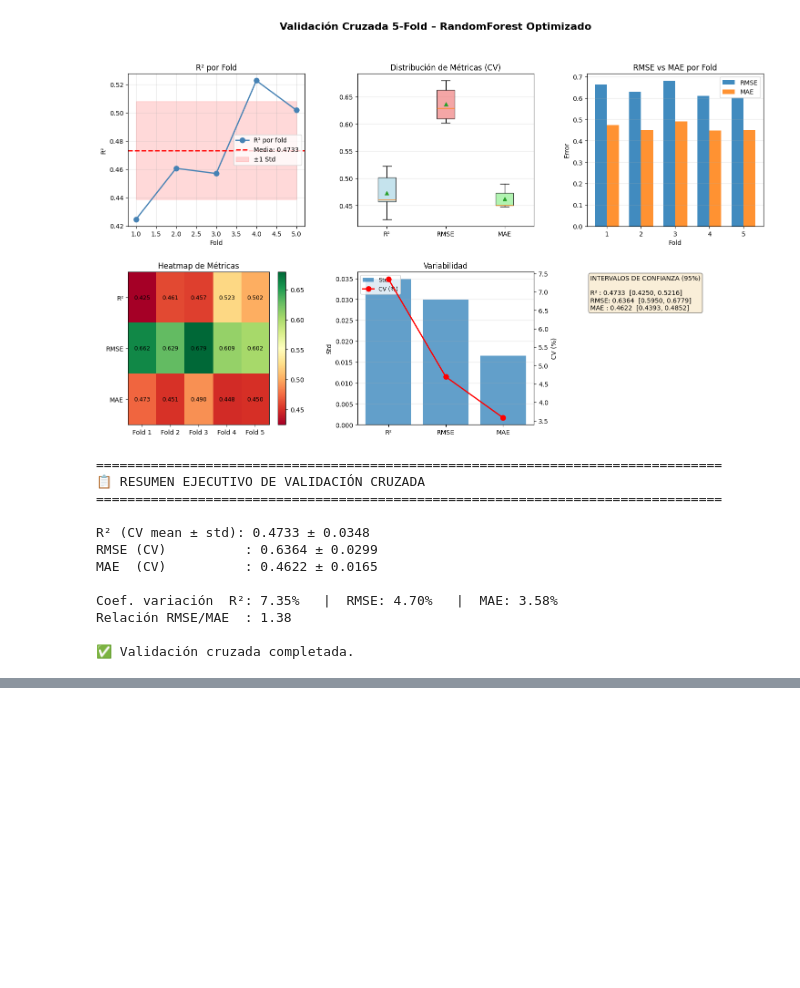
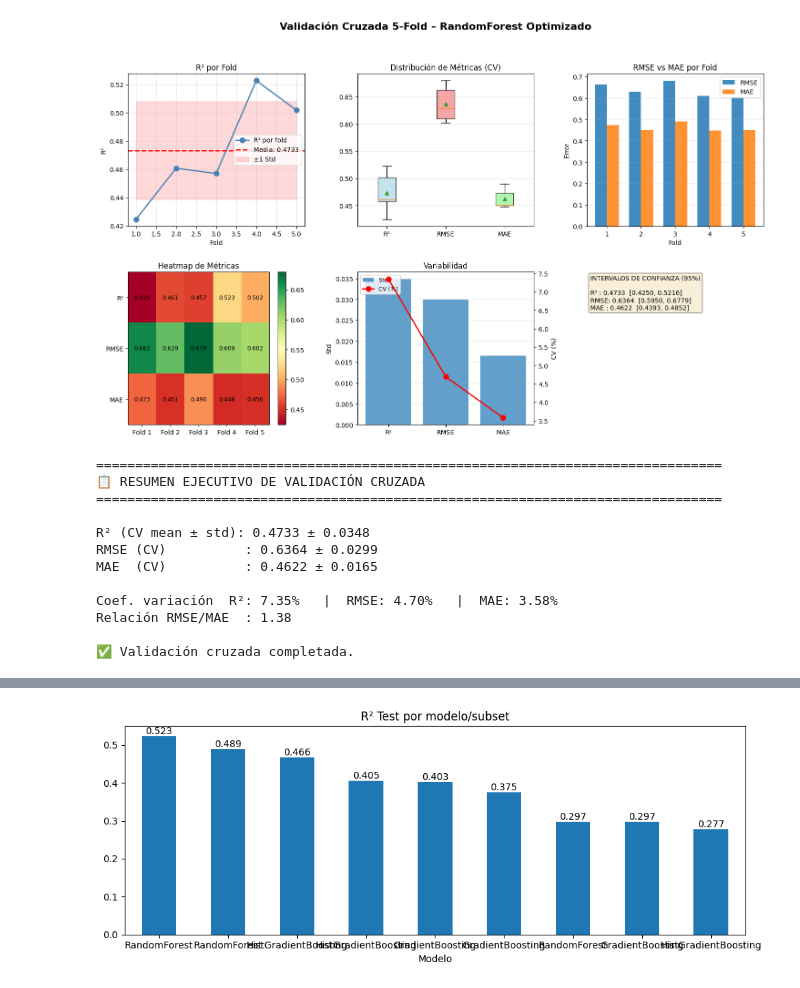
Before and after one commit to anamariaSemanate/ml-tarea1-vinos, a Jupyter notebook: notebooks/03_regresion.ipynb, the cells around one changed output, grey strips where cells are left out. Drawn from its saved outputs; the diff is of its cells as text; code cells hidden in the pictures; blank space fills up the shorter version.

```diff
--- a/notebooks/03_regresion.ipynb
+++ b/notebooks/03_regresion.ipynb
@@ -971,0 +1239,97 @@ Relación RMSE/MAE  : 1.38
+# %%
+# ================================================================================
+# PASO 10: Reentrenos por subconjuntos de variables + Modelos alternativos
+# ================================================================================
+
+import numpy as np, pandas as pd
+from sklearn.model_selection import cross_val_score, KFold
+from sklearn.metrics import r2_score, mean_squared_error, mean_absolute_error
+from sklearn.ensemble import RandomForestRegressor, GradientBoostingRegressor, HistGradientBoostingRegressor
+
+# --- 1) Definir subconjuntos desde tu análisis de permutación ---
+feat_top3  = ['alcohol','volatile acidity','free sulfur dioxide']
+feat_top5  = ['alcohol','volatile acidity','free sulfur dioxide','density','sulphates']
+feat_95    = ['alcohol','volatile acidity','free sulfur dioxide','density','sulphates',
+              'chlorides','residual sugar','citric acid','pH']  # 95% perm
+
+feature_sets = {
+    "Top-3": feat_top3,
+    "Top-5": feat_top5,
+    "Perm-95% (9 feats)": feat_95
+}
+
+# --- 2) Modelos a comparar ---
+# Usa tus mejores hiperparámetros encontrados (ajústalos si cambian)
+rf_best = RandomForestRegressor(
+    n_estimators=602, max_depth=None, min_samples_split=2, min_samples_leaf=1,
+    max_features='sqrt', bootstrap=False, random_state=42, n_jobs=-1
+)
+hgb = HistGradientBoostingRegressor(
+    max_depth=None, learning_rate=0.08, max_iter=400, l2_regularization=0.0,
+    random_state=42
+)
+gbr = GradientBoostingRegressor(
+    n_estimators=600, learning_rate=0.05, max_depth=3, subsample=0.9,
+    random_state=42
+)
+
+models = {
+    "RandomForest": rf_best,
+    "HistGradientBoosting": hgb,
+    "GradientBoosting": gbr
+}
+
+# --- 3) CV setup ---
+cv = KFold(n_splits=5, shuffle=True, random_state=42)
+
+def neg_rmse(est, X, y):
+    # scikit solo trae neg_mean_squared_error; calculamos RMSE aquí para CV manual si hace falta
+    y_pred = est.predict(X); return -np.sqrt(mean_squared_error(y, y_pred))
+
+rows = []
+for set_name, cols in feature_sets.items():
+    Xtr = X_train[cols]; Xte = X_test[cols]
+    for mdl_name, mdl in models.items():
+        # CV R²
+        r2_cv = cross_val_score(mdl, Xtr, y_train, cv=cv, scoring='r2', n_jobs=-1)
+        # CV RMSE (custom, usando fit/predict por fold interno via cross_val_score no aplica directo)
+        # Hacemos un loop breve para RMSE/MAE por fold:
+        rmse_folds, mae_folds = [], []
+        for tr_idx, va_idx in cv.split(Xtr):
+            X_tr, X_va = Xtr.iloc[tr_idx], Xtr.iloc[va_idx]
+            y_tr, y_va = y_train.iloc[tr_idx], y_train.iloc[va_idx]
+            est = mdl.__class__(**mdl.get_params())
+            est.fit(X_tr, y_tr)
+            y_hat = est.predict(X_va)
+            rmse_folds.append(np.sqrt(mean_squared_error(y_va, y_hat)))
+            mae_folds.append(mean_absolute_error(y_va, y_hat))
+        # Entrenar en todo TRAIN y evaluar en TEST
+        mdl_fit = mdl.fit(Xtr, y_train)
+        y_tr_pred = mdl_fit.predict(Xtr)
+        y_te_pred = mdl_fit.predict(Xte)
+        rows.append({
+            "Feature set": set_name,
+            "Modelo": mdl_name,
+            "R2 CV (mean)": r2_cv.mean(),
+            "R2 CV (std)": r2_cv.std(),
+            "RMSE CV (mean)": np.mean(rmse_folds),
+            "MAE CV (mean)": np.mean(mae_folds),
+            "R2 Train": r2_score(y_train, y_tr_pred),
+            "R2 Test":  r2_score(y_test,  y_te_pred),
+            "RMSE Test": np.sqrt(mean_squared_error(y_test, y_te_pred)),
+            "MAE Test":  mean_absolute_error(y_test, y_te_pred)
+        })
+
+df_cmp = pd.DataFrame(rows).sort_values(by=["R2 Test","R2 CV (mean)"], ascending=False)
+print("\n=== 📊 Comparación por subconjuntos y modelos (ordenado por R² Test) ===")
+display(df_cmp.reset_index(drop=True))
+
+# Sugerencia visual mínima
+import matplotlib.pyplot as plt
+plt.figure(figsize=(10,4))
+ax = df_cmp.plot(x="Modelo", y=["R2 Test"], kind="bar", figsize=(10,4), rot=0,
+                 title="R² Test por modelo/subset", legend=False)
+for c in ax.containers:
+    ax.bar_label(c, fmt="%.3f")
+plt.tight_layout(); plt.show()
+# %% [output]
@@ -971,0 +1348 @@ Relación RMSE/MAE  : 1.38
+[figure, added]
```
Also changed, not shown: parts of 5 cells of this notebook.
